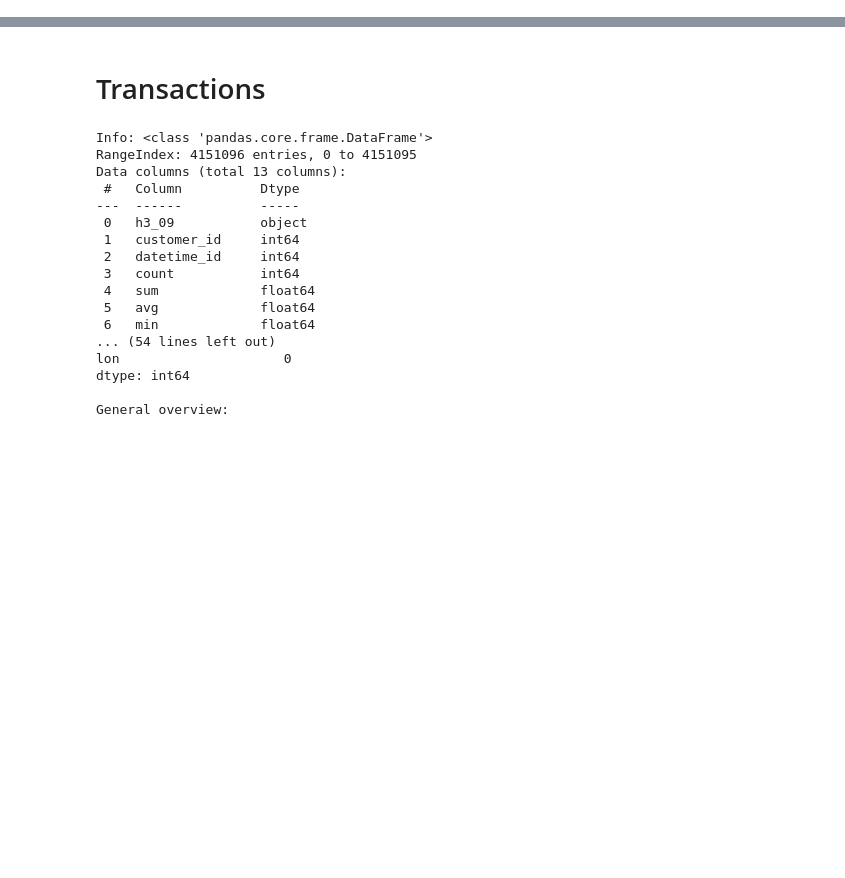
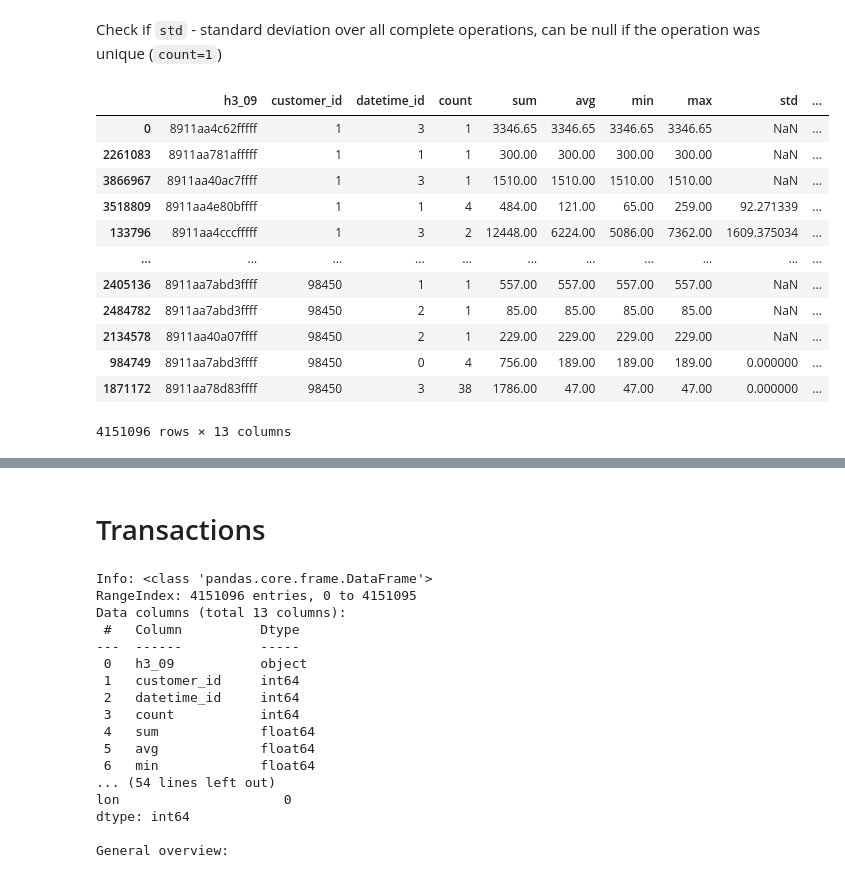
Before and after one commit to Luzinsan/BigData-project, a Jupyter notebook: notebooks/eda.ipynb, the cells around one changed output, grey strips where cells are left out. Cells and saved outputs as stored; diff of their text form; code cells hidden in the pictures; blank space fills up the shorter version.

```diff
--- a/notebooks/eda.ipynb
+++ b/notebooks/eda.ipynb
@@ -62,0 +225,18 @@ Best engine:  fastparquet with mean:  0.008549931049346924
+# %% [markdown]
+Check if `std` - standard deviation over all complete operations, can be null if the operation was unique (`count=1`)
+# %%
+transactions.sort_values('customer_id')
+# %% [output]
+|  | h3_09 | customer_id | datetime_id | count | sum | avg | min | max | std | ... |
+| 0 | 8911aa4c62fffff | 1 | 3 | 1 | 3346.65 | 3346.65 | 3346.65 | 3346.65 | NaN | ... |
+| 2261083 | 8911aa781afffff | 1 | 1 | 1 | 300.00 | 300.00 | 300.00 | 300.00 | NaN | ... |
+| 3866967 | 8911aa40ac7ffff | 1 | 3 | 1 | 1510.00 | 1510.00 | 1510.00 | 1510.00 | NaN | ... |
+| 3518809 | 8911aa4e80bffff | 1 | 1 | 4 | 484.00 | 121.00 | 65.00 | 259.00 | 92.271339 | ... |
+| 133796 | 8911aa4cccfffff | 1 | 3 | 2 | 12448.00 | 6224.00 | 5086.00 | 7362.00 | 1609.375034 | ... |
+| ... | ... | ... | ... | ... | ... | ... | ... | ... | ... | ... |
+| 2405136 | 8911aa7abd3ffff | 98450 | 1 | 1 | 557.00 | 557.00 | 557.00 | 557.00 | NaN | ... |
+| 2484782 | 8911aa7abd3ffff | 98450 | 2 | 1 | 85.00 | 85.00 | 85.00 | 85.00 | NaN | ... |
+| 2134578 | 8911aa40a07ffff | 98450 | 2 | 1 | 229.00 | 229.00 | 229.00 | 229.00 | NaN | ... |
+| 984749 | 8911aa7abd3ffff | 98450 | 0 | 4 | 756.00 | 189.00 | 189.00 | 189.00 | 0.000000 | ... |
+| 1871172 | 8911aa78d83ffff | 98450 | 3 | 38 | 1786.00 | 47.00 | 47.00 | 47.00 | 0.000000 | ... |
+4151096 rows × 13 columns
```
Also changed, not shown: parts of 26 cells of this notebook, 3 other files.
